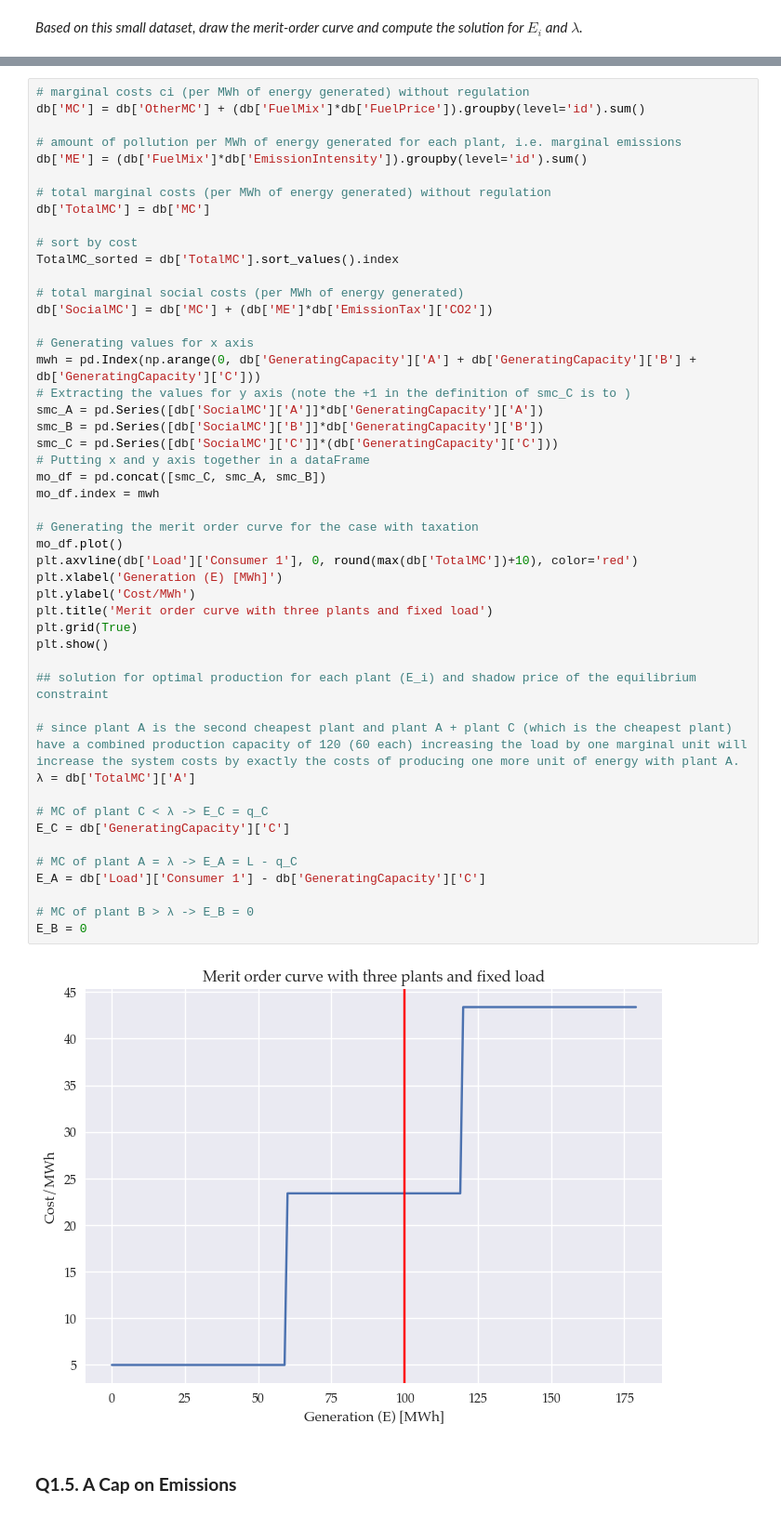
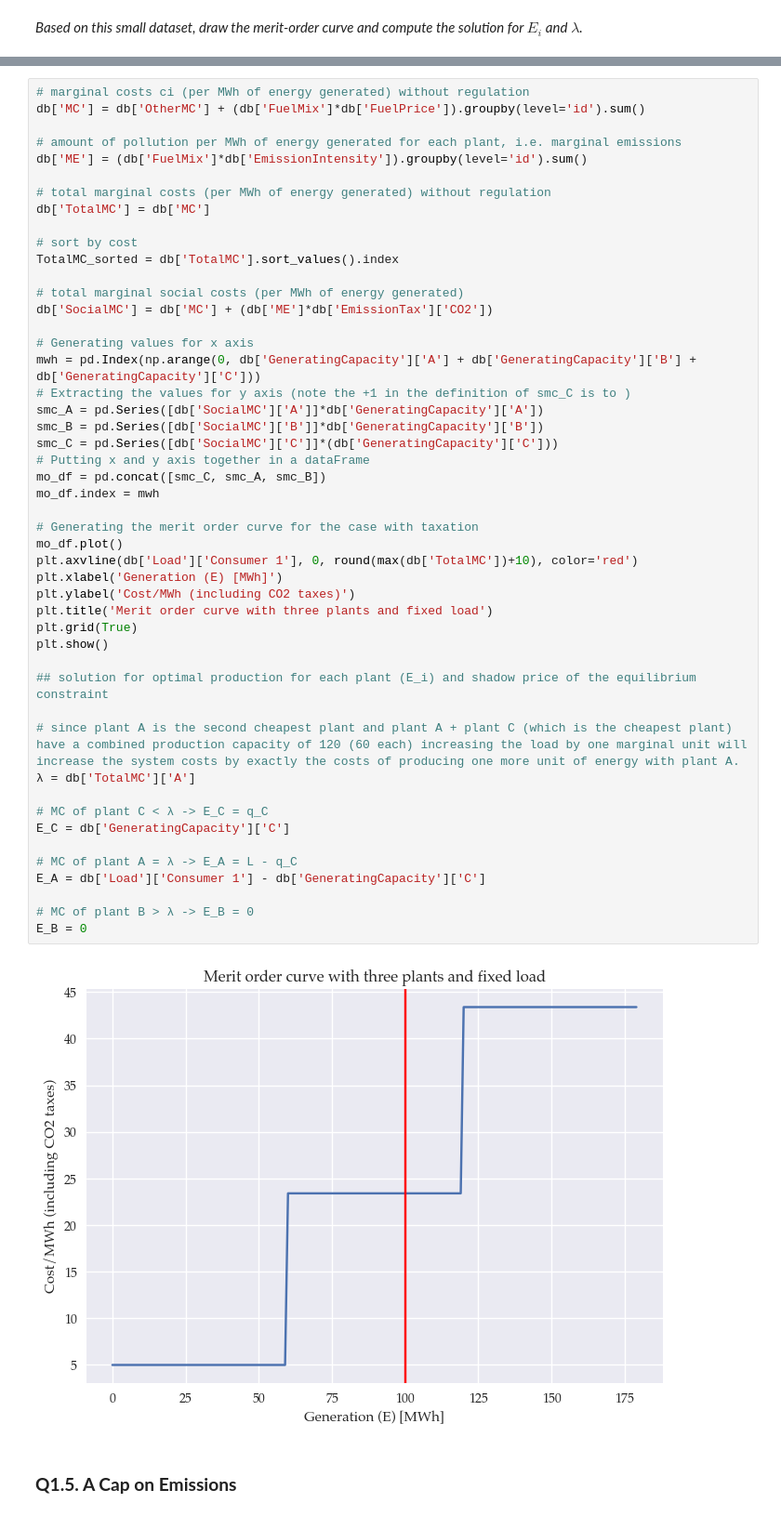
Before and after one commit to LucaAlv/EnergyEconomicsE2024, a Jupyter notebook: Exercises/E3.ipynb, the cells around one changed output, grey strips where cells are left out. Shown at 93% size. Cells and saved outputs as stored; diff of their text form.

```diff
--- a/Exercises/E3.ipynb
+++ b/Exercises/E3.ipynb
@@ -148,35 +129,35 @@ mwh = pd.Index(np.arange(0, db['GeneratingCapacity']['A'] + db['GeneratingCapaci
 # Extracting the values for y axis (note the +1 in the definition of smc_C is to )
 smc_A = pd.Series([db['SocialMC']['A']]*db['GeneratingCapacity']['A'])
 smc_B = pd.Series([db['SocialMC']['B']]*db['GeneratingCapacity']['B'])
 smc_C = pd.Series([db['SocialMC']['C']]*(db['GeneratingCapacity']['C']))
 # Putting x and y axis together in a dataFrame
 mo_df = pd.concat([smc_C, smc_A, smc_B])
 mo_df.index = mwh
 
 # Generating the merit order curve for the case with taxation
 mo_df.plot()
 plt.axvline(db['Load']['Consumer 1'], 0, round(max(db['TotalMC'])+10), color='red')
 plt.xlabel('Generation (E) [MWh]')
-plt.ylabel('Cost/MWh')
+plt.ylabel('Cost/MWh (including CO2 taxes)')
 plt.title('Merit order curve with three plants and fixed load')
 plt.grid(True)
 plt.show()
 
 ## solution for optimal production for each plant (E_i) and shadow price of the equilibrium constraint
 
 # since plant A is the second cheapest plant and plant A + plant C (which is the cheapest plant) have a combined production capacity of 120 (60 each) increasing the load by one marginal unit will increase the system costs by exactly the costs of producing one more unit of energy with plant A.
 λ = db['TotalMC']['A']
 
 # MC of plant C < λ -> E_C = q_C
 E_C = db['GeneratingCapacity']['C']
 
 # MC of plant A = λ -> E_A = L - q_C
 E_A = db['Load']['Consumer 1'] - db['GeneratingCapacity']['C']
 
 # MC of plant B > λ -> E_B = 0
 E_B = 0
 # %% [output]
-[figure, old version]
+[figure, new version]
 # %% [markdown]
 ### **Q1.5. A Cap on Emissions**
 # %% [markdown]
```
Also changed, not shown: parts of 5 cells of this notebook.
